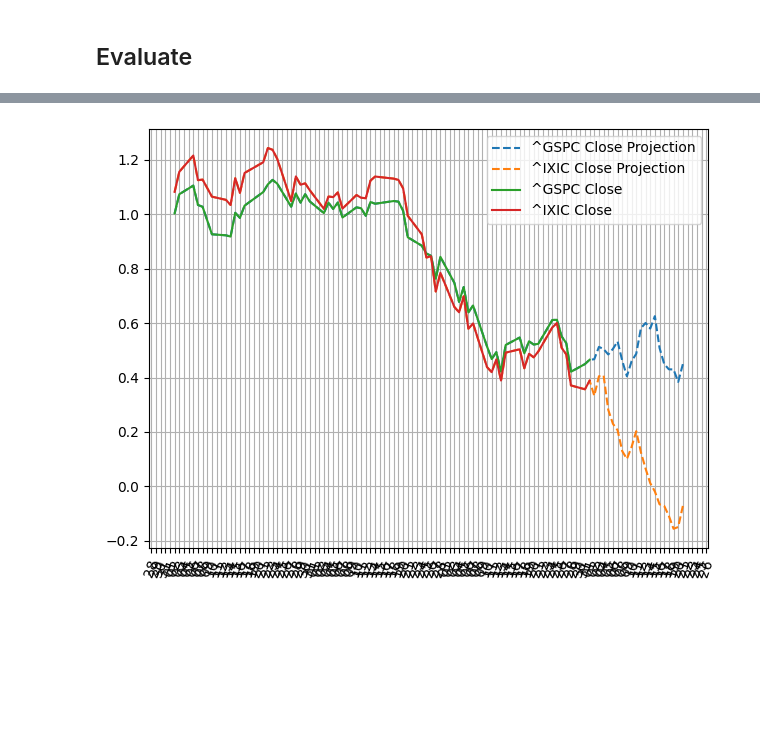
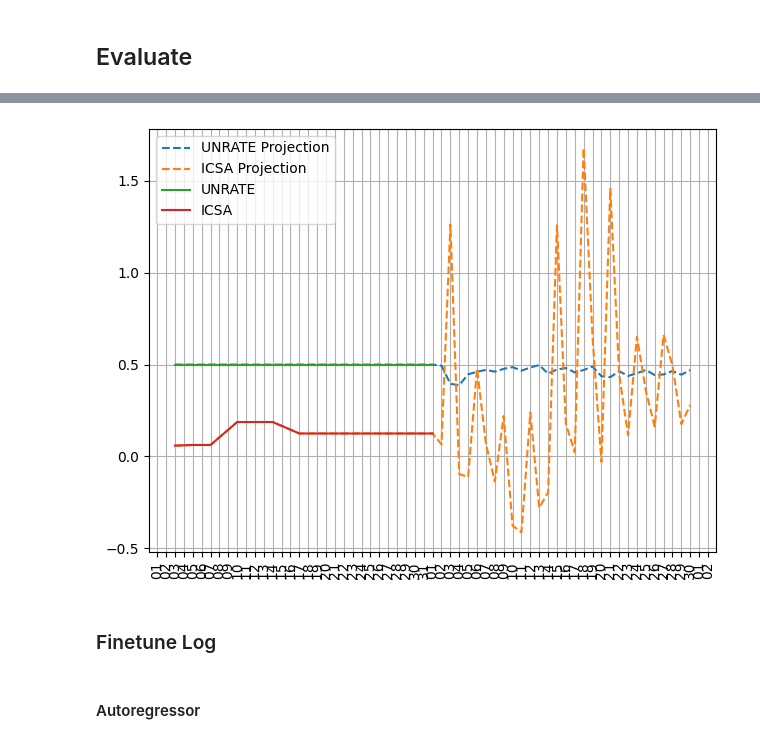
Before and after one commit to Brycekratzer/Economic-Web-DashBoard, a Jupyter notebook: model/PatchTST.ipynb, the cells around one changed output, grey strips where cells are left out. Cells and saved outputs as stored; diff of their text form; code cells hidden in the pictures; blank space fills up the shorter version.

```diff
--- a/model/PatchTST.ipynb
+++ b/model/PatchTST.ipynb
@@ -306,12 +306,12 @@ ft_config = PatchTSTConfig(
     prediction_length=PRED_LEN
 )
 
-features_to_pred = ['^GSPC Close', '^IXIC Close']
+features_to_pred = ['UNRATE', 'ICSA']
 
 ft_model = PatchTSTForPrediction(ft_config)
 
 # First, load your saved pretrained model
-pretrained_weights = torch.load('pretrain_model_mask_v2.bin')
+pretrained_weights = torch.load('./pretrained_models/pretrain_model_mask_v2.bin')
 
 # Copy weights from the encoder part of the pretrained model
 # This will transfer only the compatible weights
@@ -333,7 +333,7 @@ num_train = int(len(dataset) * .7)
 num_test = int(len(dataset) * .2)
 num_val = int(len(dataset) * .1)
 
-dataset = dataset[['^GSPC Close', '^IXIC Close']]
+dataset = dataset[features_to_pred]
 targ_data = dataset
 
 train_targ = targ_data[0: num_train]
@@ -528,7 +528,7 @@ device = torch.device('cpu')
 ft_model = ft_model.to(device)
 
 df = pd.read_csv('../data/Economic_Data_1994-2025.csv')
-df = df[['DATE', '^GSPC Close', '^IXIC Close']]
+df = df[['DATE']+features_to_pred]
 
 for day in range(20):
     df_copy = df.drop(['DATE'], axis=1)
@@ -612,16 +591,20 @@ def plot_time_frame_month(year_start, year_end, month_start, month_end, df1, df2
     plt.gca().xaxis.set_major_locator(mdates.DayLocator())
     plt.gca().xaxis.set_major_formatter(mdates.DateFormatter('%d'))
 
-    plt.xticks(rotation=70)
+    plt.xticks(rotation=90)
     plt.grid(True)
 
     plt.tight_layout()  # This helps prevent the rotated labels from being cut off
     plt.show()
 # %%
 original_df = pd.read_csv('../data/Economic_Data_1994-2025.csv')
-original_df = original_df[['DATE', '^GSPC Close', '^IXIC Close']]
+original_df = original_df[['DATE'] + features_to_pred]
 original_df['DATE'] = pd.to_datetime(original_df['DATE'])
 
-plot_time_frame_month(2025, 2025, 1, 5, original_df, df, '^GSPC Close', '^IXIC Close')
+plot_time_frame_month(2025, 2025, 3, 4, original_df, df, features_to_pred[0], features_to_pred[1])
 # %% [output]
-[figure, old version]
+[figure, new version]
+# %% [markdown]
+### Finetune Log
+# %% [markdown]
+#### Autoregressor
```
Also changed, not shown: parts of 4 cells of this notebook, 6 other files.
